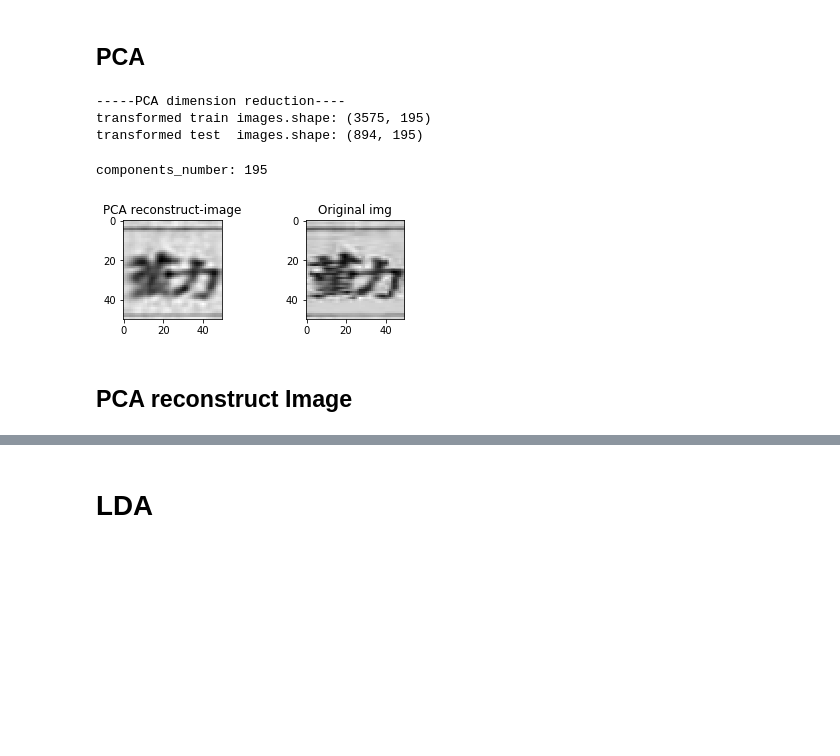
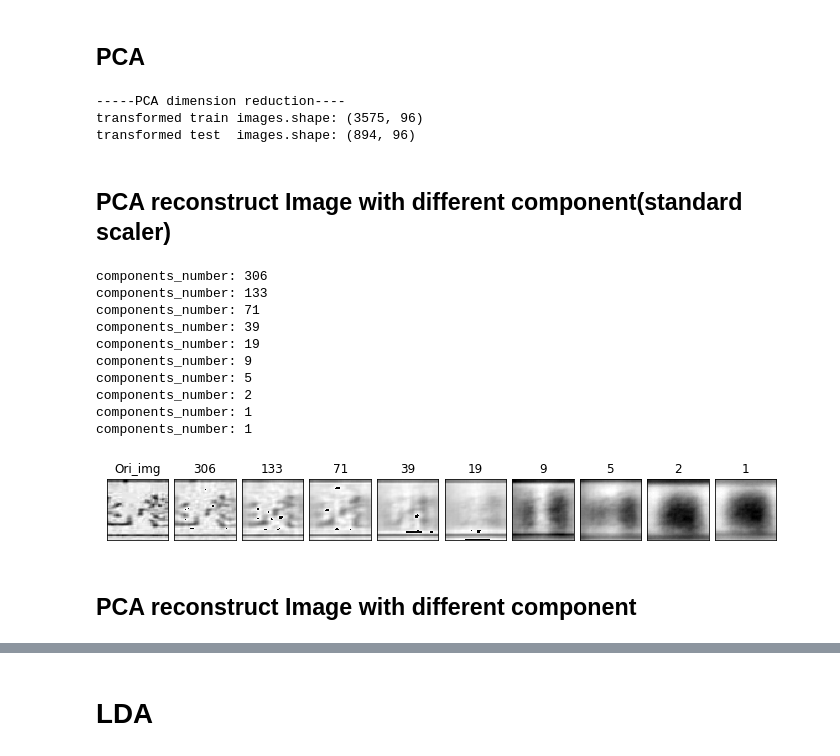
Before and after one commit to yehcheshin/PatternFinal_ChineseHandWrite, a Jupyter notebook: Esun_PCA_LDA.ipynb, the cells around one changed output, grey strips where cells are left out. Saved outputs shown, nothing was run; the diff lists cells and outputs as text; code cells hidden in the pictures; blank space fills up the shorter version.

```diff
--- a/Esun_PCA_LDA.ipynb
+++ b/Esun_PCA_LDA.ipynb
@@ -135,35 +141,59 @@ Best accuracy:27.18% , Best component rate:0.7
 # %% [markdown]
 ## PCA
 # %%
-pca = PCA(0.9,random_state=random_state)
+pca = PCA(0.8,random_state=random_state)
+# pca.fit(X_train_scale)
 pipe = make_pipeline(StandardScaler(),pca)
-pca.fit(X_train)
-
-transformed_train = pca.transform(X_train)
-transformed_test = pca.transform(X_test)
+pipe.fit(X_train)
+transformed_train = pipe.transform(X_train)
+transformed_test = pipe.transform(X_test)
 
 print('-----PCA dimension reduction----')
 print("transformed train images.shape:",transformed_train.shape)
 print("transformed test  images.shape:",transformed_test.shape)
 # %% [output]
 -----PCA dimension reduction----
-transformed train images.shape: (3575, 195)
-transformed test  images.shape: (894, 195)
+transformed train images.shape: (3575, 96)
+transformed test  images.shape: (894, 96)
-# %%
-reconstruct_image = pca.inverse_transform(transformed_train)
-reconstruct_image = reconstruct_image.reshape((reconstruct_image.shape[0],50,50)).astype(np.uint8)
-img_pca = Image.fromarray(reconstruct_image[10] ,'L')
-print("components_number:",pca.components_.shape[0])
-plt.subplot(2,2,1)
-plt.title('PCA reconstruct-image')
-plt.imshow(img_pca,cmap='gray')
-plt.subplot(2,2,2)
-plt.title('Original img')
-plt.imshow(Image.fromarray(X_train[10].reshape(50,50) ,'L'),cmap='gray')
-plt.show()
-# %% [output]
-components_number: 195
-[figure, removed]
+# %% [markdown]
+## PCA reconstruct Image with different   component(standard scaler)
+# %%
+def diff_compon_reconstruct(X_train,X_test,k):
+    diff_reconstruct=[]
+    diff_reconstruct.append((Image.fromarray(X_train[k].reshape(50,50) ,'L'),"Ori_img"))
+
+    for i in range(95,0,-10):
+        pca = PCA(i/100,random_state=0)
+        pipe = make_pipeline(StandardScaler(),pca)
+        pca.fit(X_train)
+        transformed_train = pca.transform(X_train)
+        reconstruct_image = pca.inverse_transform(transformed_train)
+        reconstruct_image = reconstruct_image.reshape((reconstruct_image.shape[0],50,50)).astype(np.uint8)
+        img_pca = Image.fromarray(reconstruct_image[k],'L')
+        print("components_number:",pca.components_.shape[0])
+        diff_reconstruct.append((img_pca,pca.components_.shape[0]))
+    fig, axes = plt.subplots(1,10, figsize=(12, 4),
+                         subplot_kw={'xticks':[], 'yticks':[]},
+                         gridspec_kw=dict(hspace=0.1, wspace=0.1))
+    for i, ax in enumerate(axes.flat):
+        img_pca = diff_reconstruct[i][0]
+        ax.set_title(diff_reconstruct[i][1])
+        ax.imshow(img_pca,cmap='gray')
+
+
+diff_compon_reconstruct(X_train,X_test,k=10)
+# %% [output]
+components_number: 306
+components_number: 133
+components_number: 71
+components_number: 39
+components_number: 19
+components_number: 9
+components_number: 5
+components_number: 2
+components_number: 1
+components_number: 1
+[figure, added]
 # %% [markdown]
-## PCA reconstruct Image
+## PCA reconstruct Image with different   component
 # %%
```
Also changed, not shown: parts of 22 cells of this notebook, 1 other file.
